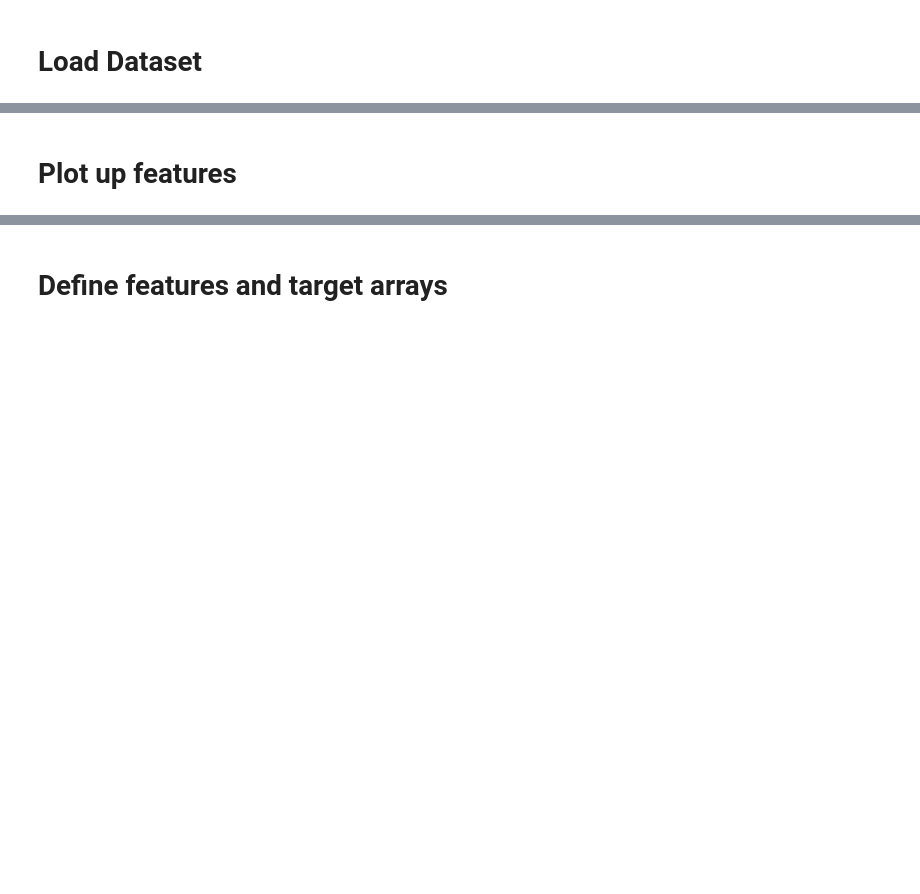
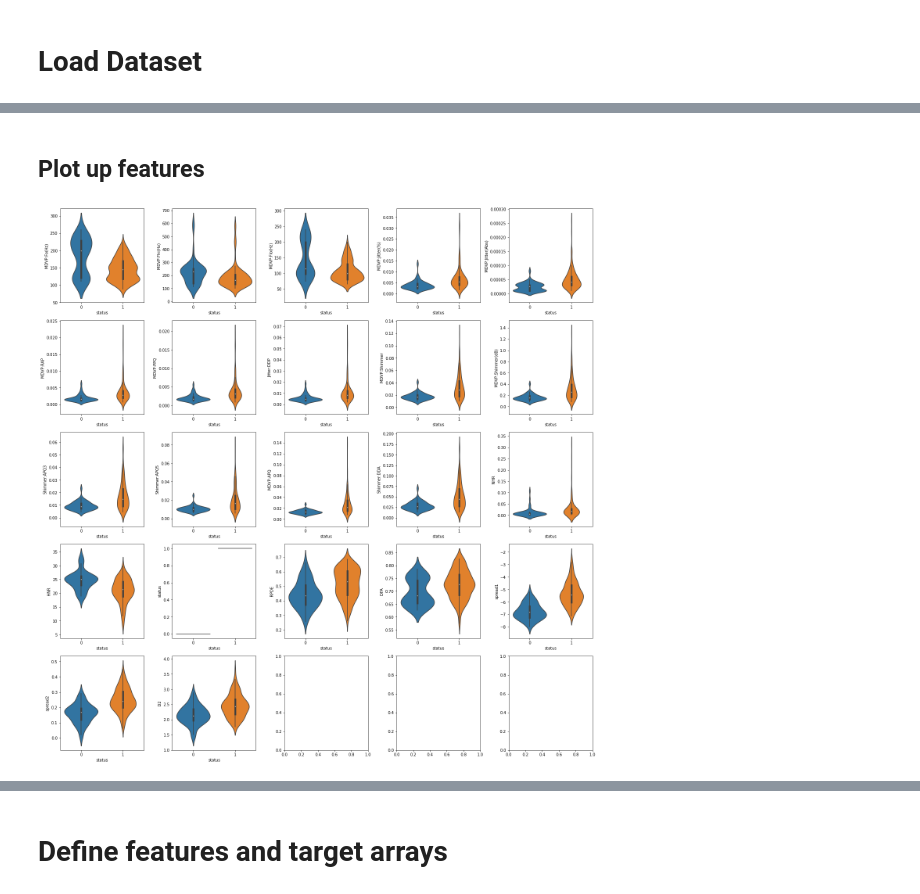
Before and after one commit to JeffRoth/parkinsons-detection, a Jupyter notebook: parkinsons-detection.ipynb, the cells around one changed output, grey strips where cells are left out. Drawn from its saved outputs; the diff is of its cells as text; code cells hidden in the pictures; blank space fills up the shorter version.

```diff
--- a/parkinsons-detection.ipynb
+++ b/parkinsons-detection.ipynb
@@ -61,11 +112,13 @@ data.info()
 # %% [markdown]
-# Plot up features
+## Plot up features
 # %%
 fig,axes = plt.subplots(5,5,figsize=(20,20))
 axes=axes.flatten()
 
 for i in range(1, len(data.columns)-1):
-    sns.violinplot(x='status', y=data.iloc[:,i], data=data, orient='v', ax=axes[i])
+    sns.violinplot(x='status', y=data.iloc[:,i], data=data, orient='v', ax=axes[i-1])
 plt.tight_layout()
 plt.show()
 plt.close()
+# %% [output]
+[figure, added]
```
Also changed, not shown: parts of 24 cells of this notebook.
